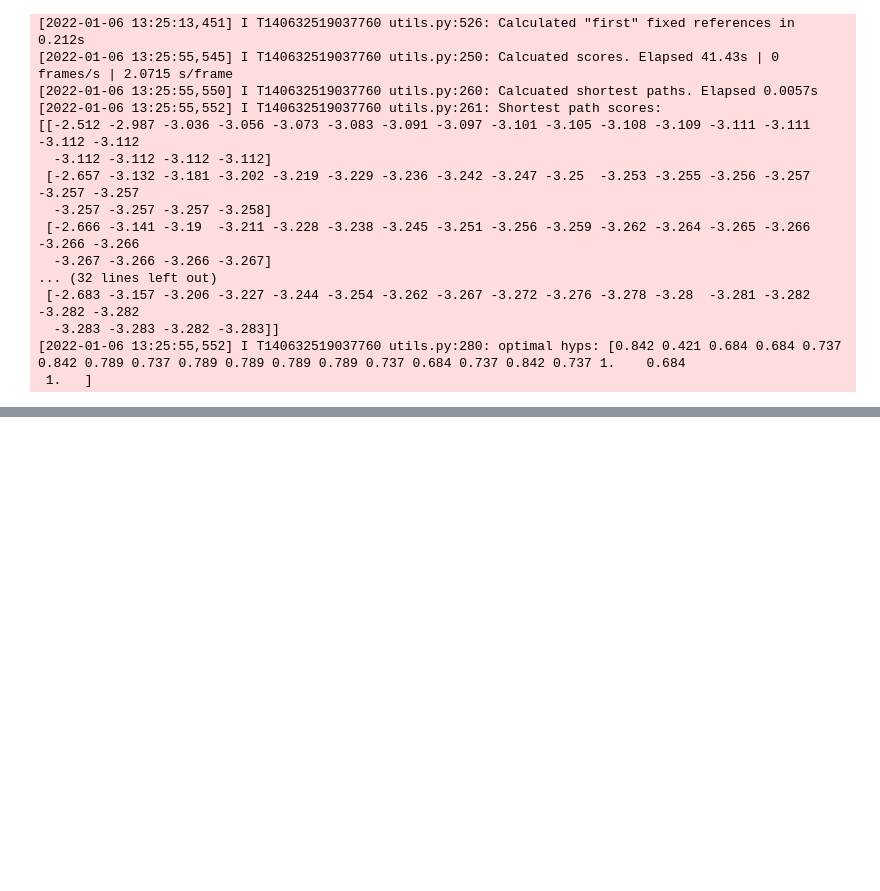
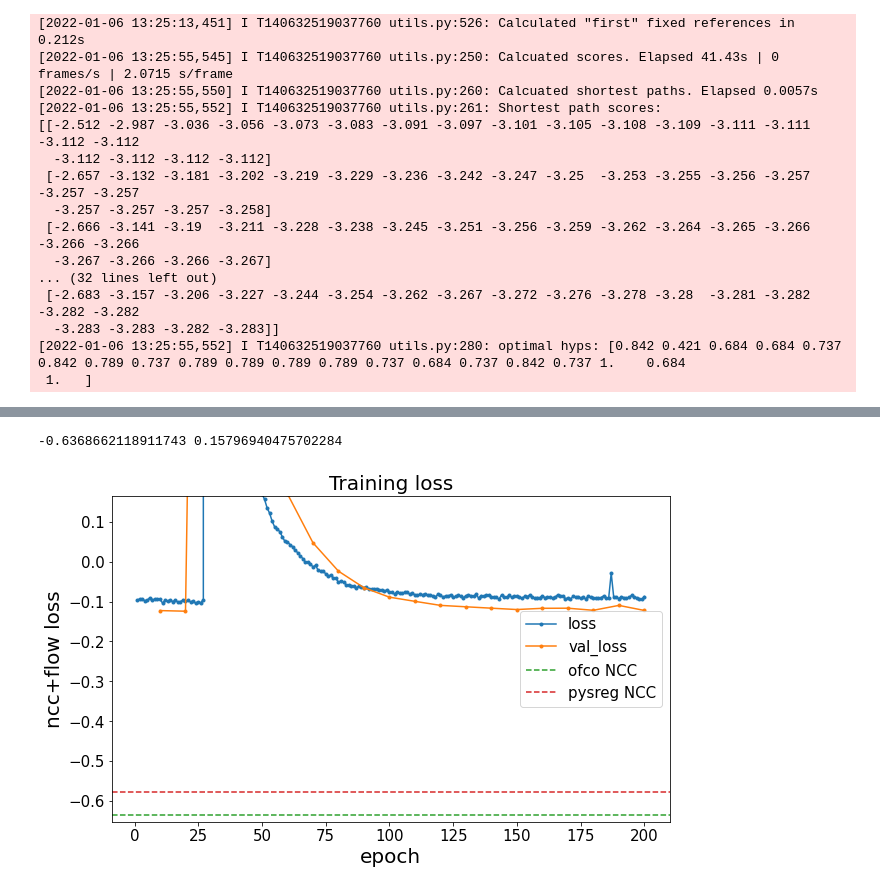
Before and after one commit to Sager611/stabilize2p, a Jupyter notebook: notebooks/hypermorph.ipynb, the cells around one changed output, grey strips where cells are left out. Saved outputs shown, nothing was run; the diff lists cells and outputs as text; code cells hidden in the pictures; blank space fills up the shorter version.

Commit message:
updated hypermorph and vxm trainings

```diff
--- a/notebooks/hypermorph.ipynb
+++ b/notebooks/hypermorph.ipynb
@@ -422,3 +422,50 @@ ffmpeg: /home/adrian/miniconda3/lib/libncursesw.so.6: no version information ava
 converting video..
 Done (0.17s)
 [interactive output not drawn]
+# %%
+import pickle
+import json
+from itertools import cycle
+
+with open('../bin/train-voxelmorph.json', 'r') as _config_f:
+    config = json.load(_config_f)
+
+
+def plot_history(hist, loss_names=['loss', 'val_loss']):
+    # Simple function to plot training history.
+    plt.figure(figsize=(10, 6))
+
+    color = plt.cm.tab10(np.linspace(0, 1, 10))
+    c = cycle(color)
+
+    # training losses
+    for loss_name in loss_names:
+        if loss_name in hist['history']:
+            # crude way to retrieve loss calculation frequency
+            N = len(hist['epoch'])
+            M = len(hist['history'][loss_name])
+            freq = N // M
+
+            plt.plot(np.arange(freq, N+1, freq)[:M],
+                     hist['history'][loss_name], '.-', c=next(c), label=loss_name)
+
+    # user-provided reference losses
+    for label, value in config["reference_losses"].items():
+        plt.axhline(value, label=label, ls='--', c=next(c))
+
+    plt.ylabel('ncc+flow loss')
+    plt.xlabel('epoch')
+    plt.title('Training loss')
+    losses = np.concatenate([l for l in hist['history'].values()] + [[v] for v in config["reference_losses"].values()])
+    low = np.min(losses)
+    hig = np.quantile(losses, 0.90)
+    ds = hig - low
+    plt.ylim(low + 0.02*np.sign(low)*ds, hig + 0.01*np.sign(hig)*ds)
+    plt.legend()
+
+with open('../bin/train-vxm.ncc.l0.75.out/history.pkl', 'rb') as file:
+    hist = pickle.load(file)
+plot_history(hist)
+# %% [output]
+-0.6368662118911743 0.15796940475702284
+[figure, added]
```
Also changed, not shown: 3 other files.
